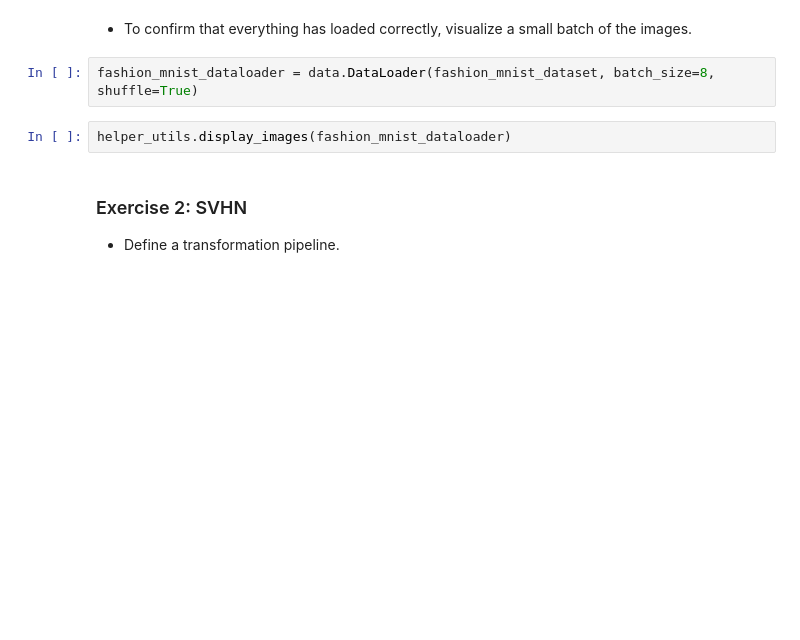
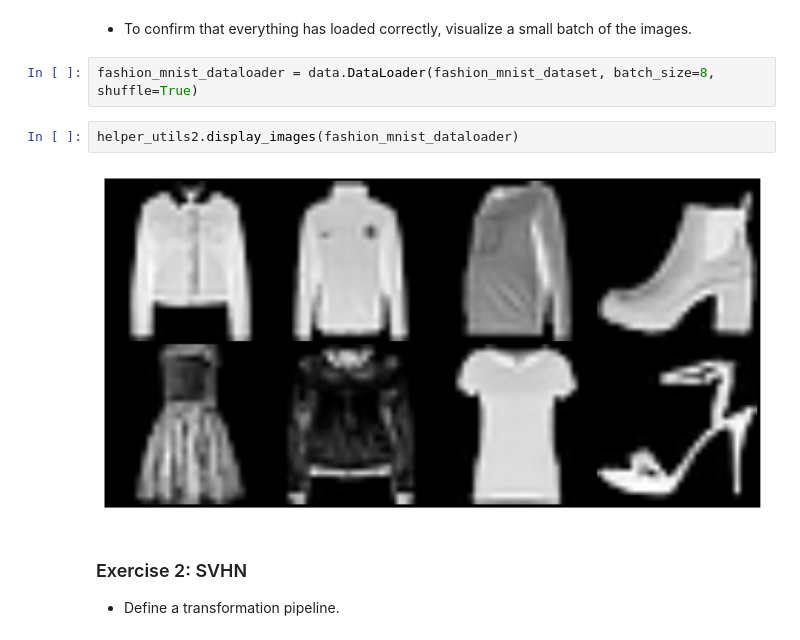
Before and after one commit to saleese-gnu/deeplearning-ai-pytorch, a Jupyter notebook: Course-2-Techniques-and-Ecosystem/Module_2/C2_M2_Lab_2_torchvision_2.ipynb, the cells around one changed output. Cells and saved outputs as stored; diff of their text form; blank space fills up the shorter version.

```diff
--- a/Course-2-Techniques-and-Ecosystem/Module_2/C2_M2_Lab_2_torchvision_2.ipynb
+++ b/Course-2-Techniques-and-Ecosystem/Module_2/C2_M2_Lab_2_torchvision_2.ipynb
@@ -391,7 +411,9 @@ fashion_mnist_dataset = datasets.FashionMNIST(root=root_dir,
 # %%
 fashion_mnist_dataloader = data.DataLoader(fashion_mnist_dataset, batch_size=8, shuffle=True)
 # %%
-helper_utils.display_images(fashion_mnist_dataloader)
+helper_utils2.display_images(fashion_mnist_dataloader)
+# %% [output]
+[figure, added]
 # %% [markdown]
 ### Exercise 2: SVHN
 
```
Also changed, not shown: parts of 10 cells of this notebook.
